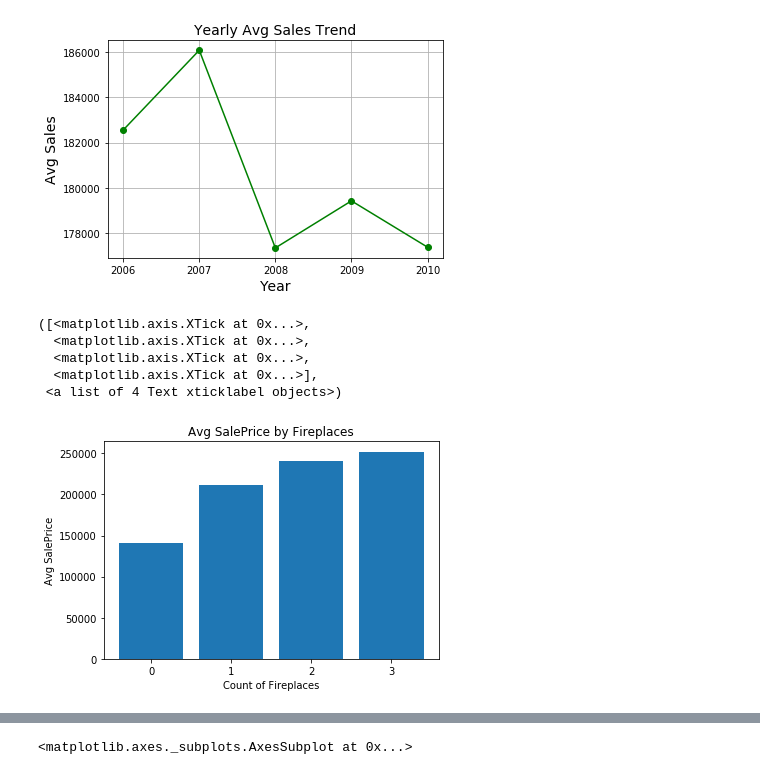
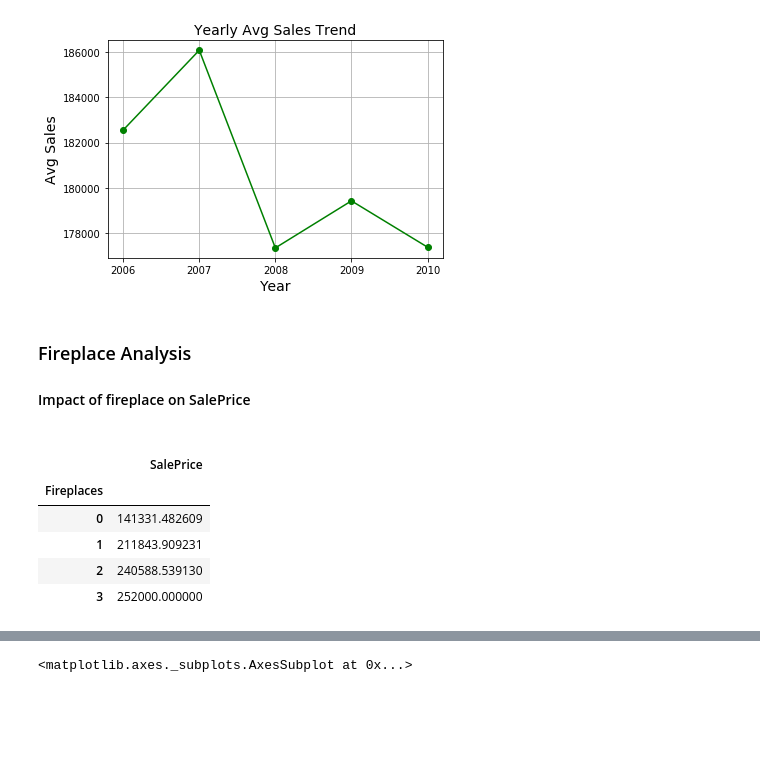
Before and after one commit to karthikeyakam/house_prices_analysis, a Jupyter notebook: Descriptive Analysis.ipynb, the cells around one changed output, grey strips where cells are left out. Drawn from its saved outputs; the diff is of its cells as text; code cells hidden in the pictures; blank space fills up the shorter version.

```diff
--- a/Descriptive Analysis.ipynb
+++ b/Descriptive Analysis.ipynb
@@ -31,23 +38,26 @@ plt.ylabel('Avg Sales', fontsize=14)
 plt.grid(True)
 # %% [output]
 [figure]
+# %% [markdown]
+<h3>Fireplace Analysis<h3>
+<h4>Impact of fireplace on SalePrice<h4>
 # %%
 # 2.a How does presence of a fireplace impact sales price
 df_fp = pd.pivot_table( df,
                         values = "SalePrice",
                         index = "Fireplaces",
                         aggfunc = np.mean)
-df_fp.head()
+df_fp
 
 plt.bar(df_fp.index,df_fp["SalePrice"])
 plt.title("Avg SalePrice by Fireplaces")
 plt.xlabel("Count of Fireplaces")
 plt.ylabel("Avg SalePrice")
 plt.xticks(np.arange(0, 4, step=1))
 # %% [output]
-([<matplotlib.axis.XTick at 0x...>,
-  <matplotlib.axis.XTick at 0x...>,
-  <matplotlib.axis.XTick at 0x...>,
-  <matplotlib.axis.XTick at 0x...>],
- <a list of 4 Text xticklabel objects>)
-[figure, removed]
+|  | SalePrice |
+| Fireplaces |  |
+| 0 | 141331.482609 |
+| 1 | 211843.909231 |
+| 2 | 240588.539130 |
+| 3 | 252000.000000 |
```
Also changed, not shown: parts of 9 cells of this notebook, 2 other files.
